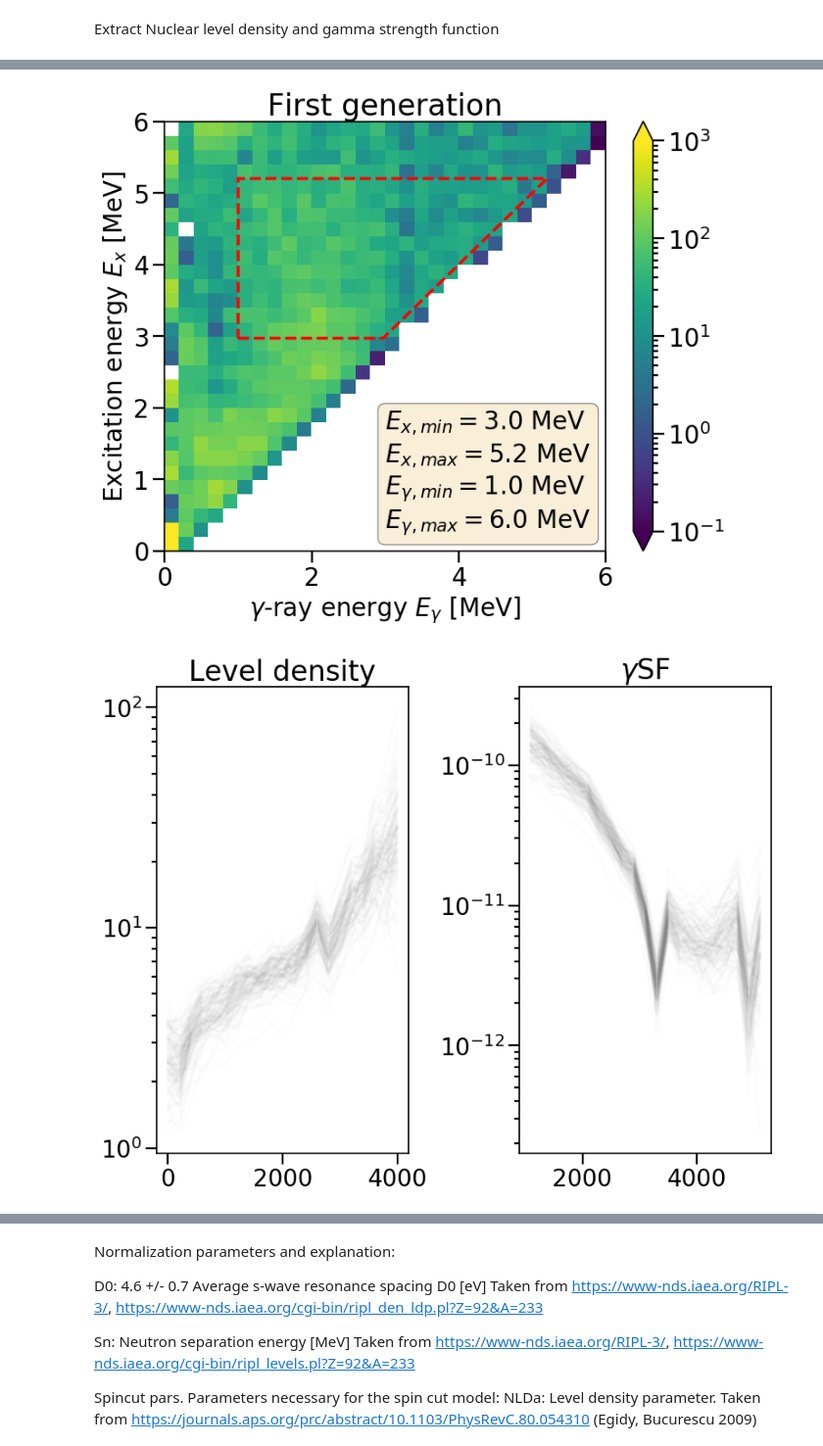
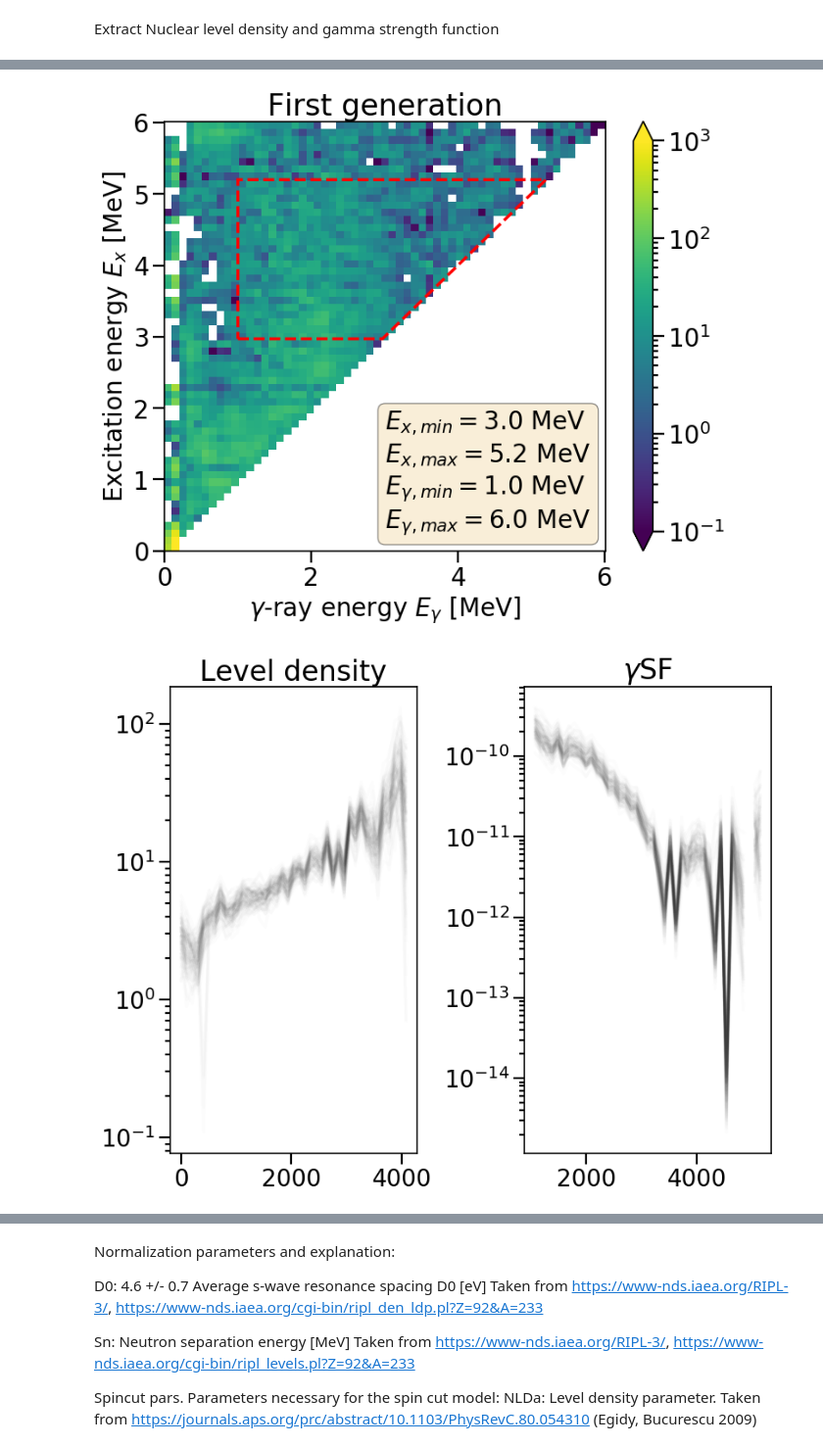
Before and after one commit to tellefs/MasterThesis, a Jupyter notebook: analysis/OMPy/osloMethod_U233_aa.ipynb, the cells around one changed output, grey strips where cells are left out. Shown at 98% size. Drawn from its saved outputs; the diff is of its cells as text; code cells hidden in the pictures.

```diff
--- a/analysis/OMPy/osloMethod_U233_aa.ipynb
+++ b/analysis/OMPy/osloMethod_U233_aa.ipynb
@@ -79,7 +79,7 @@ multinest_livepoints = 400 #should be >400 for "real"-run
 #other variables that is noce to have easy access to:
 
 #How many keV per bin to be used in analysis
-kev_per_bin_wish = 200
+kev_per_bin_wish = 102
 
 # The trapeziodal cutout of the FG-matrix i.e. the data to be used in analysis
 Ex_min = 2970.5
@@ -538,12 +538,27 @@ Extract Nuclear level density and gamma strength function
 # %%
 extlog = om.introspection.get_logger('extractor', 'INFO')
 
-#defining new bins for rebinning
-#based on the choice of keV/bin and the initial cut of the matrix
+#rebinning first generation matrix
+#based on the choice of keV/bin
+#the cutting limit will be changed based on the choice of kevperbin
+#need to heve the cut lim above the final choice of Ex for the trapezoidal cuts
+cut_lim = 6000
+cut_lim = kev_per_bin_wish*round(cut_lim/kev_per_bin_wish)
+
+#cut first generation matrix
+primary.cut('Ex', 0, cut_lim)
+primary.cut('Eg', 0, cut_lim)
+
+#rebin first generation matrix
 new_mids = np.linspace(kev_per_bin_wish/2, cut_lim-(kev_per_bin_wish/2), int(cut_lim/kev_per_bin_wish))
 primary.rebin('Ex', mids = new_mids)
 primary.rebin('Eg', mids = new_mids)
 
+#cut diagonal of first generation matrix
+primary.cut_diagonal(E1=(kev_per_bin_wish, 0), E2 = (cut_lim*2 + kev_per_bin_wish, cut_lim*2))
+
+dEx = primary.Ex[1] - primary.Ex[0]
+print('New KeV per bin: %.3f'%dEx)
 
 primary_plot = primary.copy()
 primary_plot.Ex = primary_plot.Ex*1e-3
@@ -616,2 +631,2 @@ plt.savefig(plot_path+'unnormed_new_truemean')
-[figure, old version]
+[figure, new version]
-[figure, old version]
+[figure, new version]
```
Also changed, not shown: parts of 10 cells of this notebook, 2 other files.
